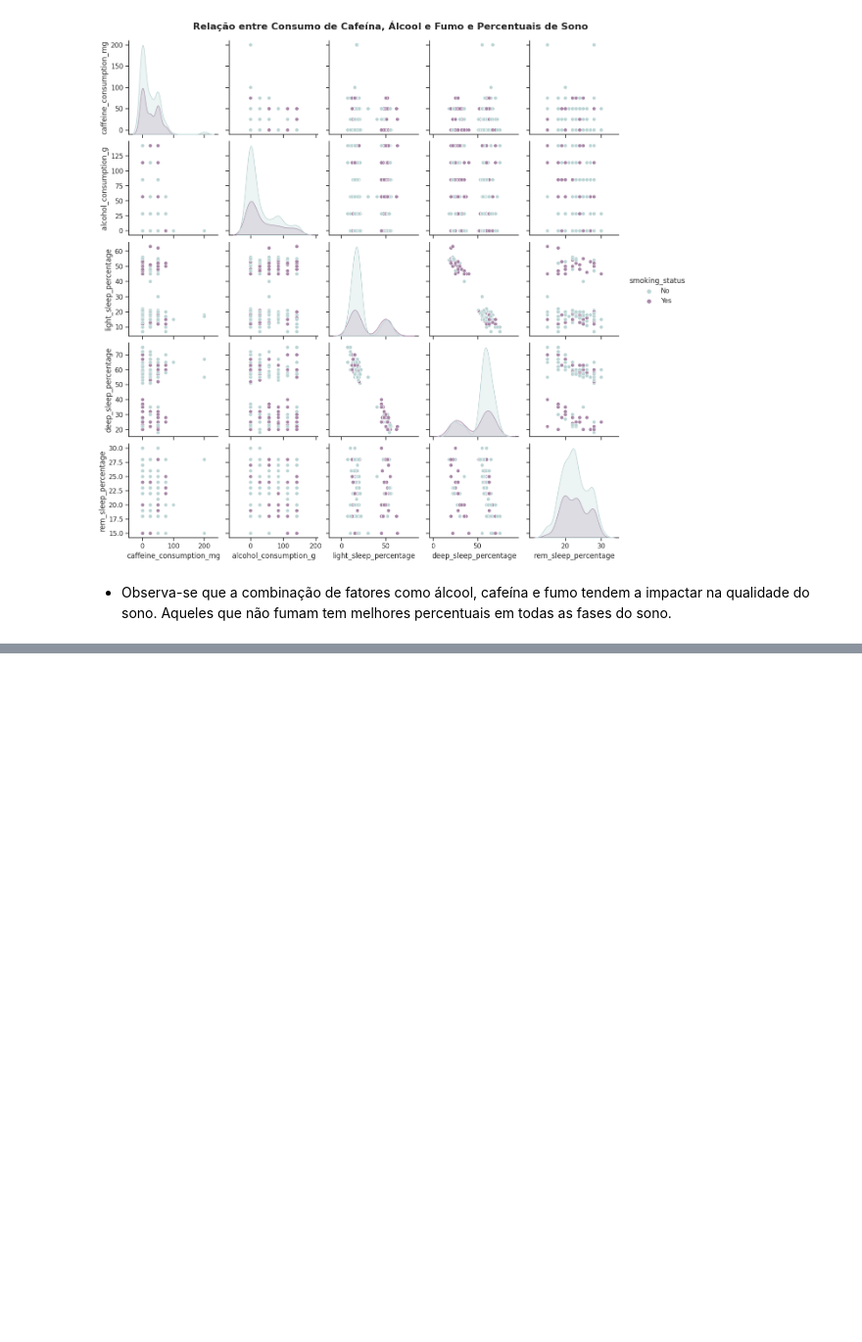
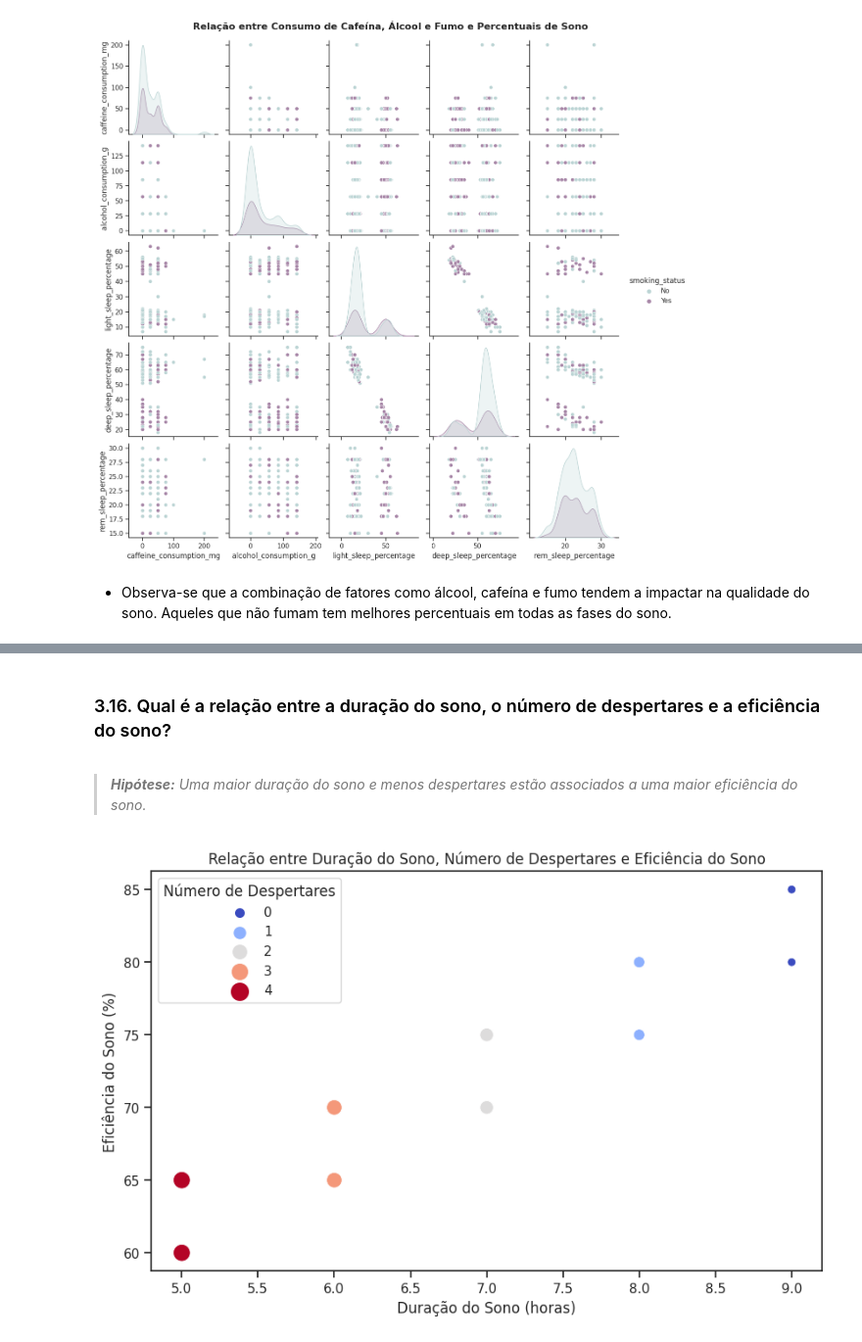
Before and after one commit to atlantico-academy/equipe1-2024.2, a Jupyter notebook: notebooks/01-exploratory_data_analysis.ipynb, the cells around one changed output, grey strips where cells are left out. Shown at 98% size. Cells and saved outputs as stored; diff of their text form; code cells hidden in the pictures; blank space fills up the shorter version.

```diff
--- a/notebooks/01-exploratory_data_analysis.ipynb
+++ b/notebooks/01-exploratory_data_analysis.ipynb
@@ -906,0 +977,22 @@ plt.show()
+# %% [markdown]
+<div id='pergunta_16'><h3>3.16. Qual é a relação entre a duração do sono, o número de despertares e a eficiência do sono?</h3></div>
+# %% [markdown]
+>***Hipótese:*** *Uma maior duração do sono e menos despertares estão associados a uma maior eficiência do sono.*
+# %%
+# Qual é a relação entre a duração do sono, o número de despertares e a eficiência do sono?
+
+df = pd.DataFrame({
+    'duracao_sono': [5, 6, 7, 8, 9, 5, 6, 7, 8, 9],
+    'numero_despertares': [4, 3, 2, 1, 0, 4, 3, 2, 1, 0],
+    'eficiencia_sono': [65, 70, 75, 80, 85, 60, 65, 70, 75, 80]
+})
+
+plt.figure(figsize=(10, 6))
+sns.scatterplot(data=df, x='duracao_sono', y='eficiencia_sono', hue='numero_despertares', palette='coolwarm', size='numero_despertares', sizes=(50, 200))
+plt.title('Relação entre Duração do Sono, Número de Despertares e Eficiência do Sono')
+plt.xlabel('Duração do Sono (horas)')
+plt.ylabel('Eficiência do Sono (%)')
+plt.legend(title='Número de Despertares')
+plt.show()
+# %% [output]
+[figure, added]
```
Also changed, not shown: parts of 19 cells of this notebook.
